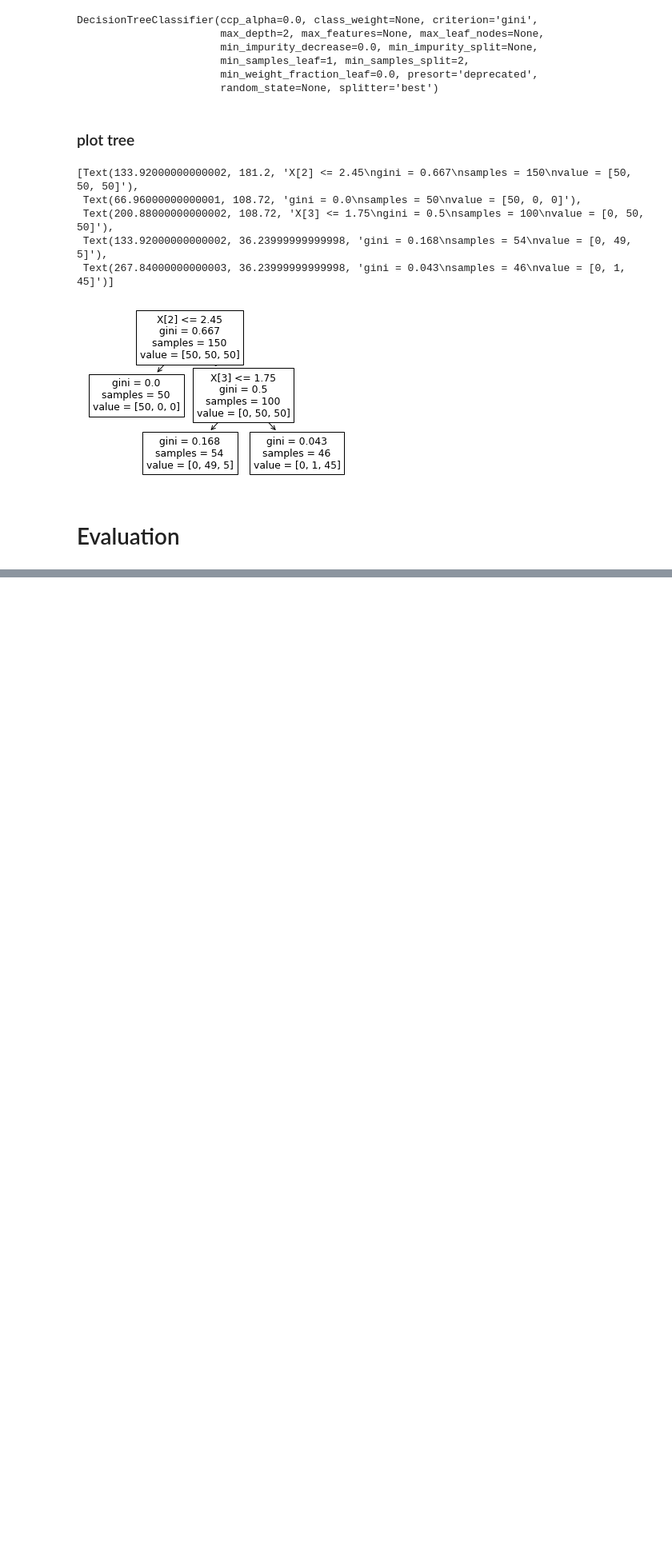
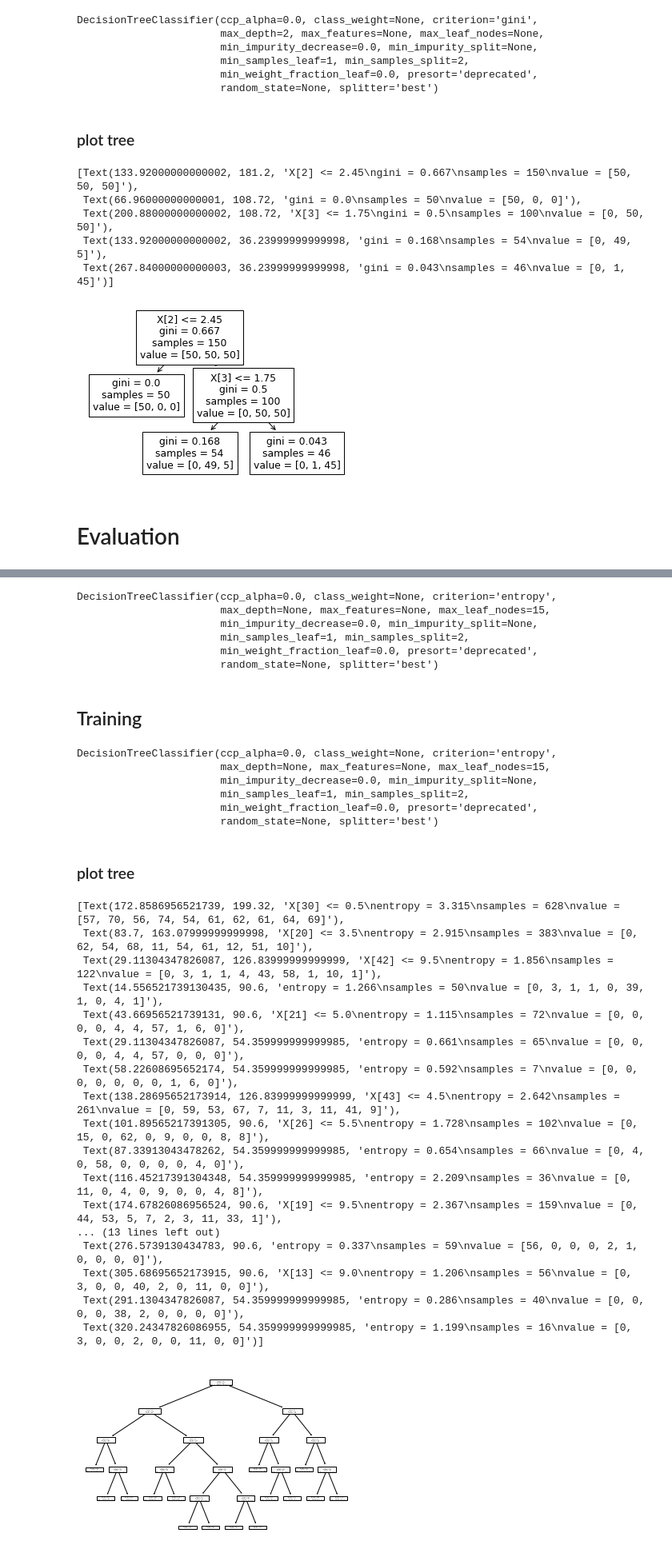
Before and after one commit to Peckkie/DPDM2021, a Jupyter notebook: Classification_(Decision_Tree).ipynb, the cells around one changed output, grey strips where cells are left out. Shown at 80% size. Cells and saved outputs as stored; diff of their text form; code cells hidden in the pictures; blank space fills up the shorter version.

```diff
--- a/Classification_(Decision_Tree).ipynb
+++ b/Classification_(Decision_Tree).ipynb
@@ -75,0 +115,6 @@ plot_tree(mytree)
+# %%
+#split data
+import numpy as np
+from sklearn.model_selection import train_test_split
+
+X_train, X_test, y_train, y_test = train_test_split(X, Y, test_size=0.50, random_state=6) # random_state=6 เท่ากัน
@@ -75,0 +131,2 @@ plot_tree(mytree)
+# %%
+X_traintrain, X_val, y_traintrain, y_val = train_test_split(X_train, y_train, test_size=0.30, random_state=6) # random_state=6 เท่ากัน
@@ -75,0 +151,23 @@ plot_tree(mytree)
+# %%
+mytree = DecisionTreeClassifier(criterion ='entropy' , max_leaf_nodes = 15)
+mytree
+# %% [output]
+DecisionTreeClassifier(ccp_alpha=0.0, class_weight=None, criterion='entropy',
+                       max_depth=None, max_features=None, max_leaf_nodes=15,
+                       min_impurity_decrease=0.0, min_impurity_split=None,
+                       min_samples_leaf=1, min_samples_split=2,
+                       min_weight_fraction_leaf=0.0, presort='deprecated',
+                       random_state=None, splitter='best')
+# %% [markdown]
+## Training
+# %%
+mytree.fit(X_traintrain, y_traintrain)
+# %% [output]
+DecisionTreeClassifier(ccp_alpha=0.0, class_weight=None, criterion='entropy',
+                       max_depth=None, max_features=None, max_leaf_nodes=15,
+                       min_impurity_decrease=0.0, min_impurity_split=None,
+                       min_samples_leaf=1, min_samples_split=2,
+                       min_weight_fraction_leaf=0.0, presort='deprecated',
+                       random_state=None, splitter='best')
+# %% [markdown]
+### plot tree
@@ -75,0 +176,21 @@ plot_tree(mytree)
+# %%
+plot_tree(mytree)
+# %% [output]
+[Text(172.8586956521739, 199.32, 'X[30] <= 0.5\nentropy = 3.315\nsamples = 628\nvalue = [57, 70, 56, 74, 54, 61, 62, 61, 64, 69]'),
+ Text(83.7, 163.07999999999998, 'X[20] <= 3.5\nentropy = 2.915\nsamples = 383\nvalue = [0, 62, 54, 68, 11, 54, 61, 12, 51, 10]'),
+ Text(29.11304347826087, 126.83999999999999, 'X[42] <= 9.5\nentropy = 1.856\nsamples = 122\nvalue = [0, 3, 1, 1, 4, 43, 58, 1, 10, 1]'),
+ Text(14.556521739130435, 90.6, 'entropy = 1.266\nsamples = 50\nvalue = [0, 3, 1, 1, 0, 39, 1, 0, 4, 1]'),
+ Text(43.66956521739131, 90.6, 'X[21] <= 5.0\nentropy = 1.115\nsamples = 72\nvalue = [0, 0, 0, 0, 4, 4, 57, 1, 6, 0]'),
+ Text(29.11304347826087, 54.359999999999985, 'entropy = 0.661\nsamples = 65\nvalue = [0, 0, 0, 0, 4, 4, 57, 0, 0, 0]'),
+ Text(58.22608695652174, 54.359999999999985, 'entropy = 0.592\nsamples = 7\nvalue = [0, 0, 0, 0, 0, 0, 0, 1, 6, 0]'),
+ Text(138.28695652173914, 126.83999999999999, 'X[43] <= 4.5\nentropy = 2.642\nsamples = 261\nvalue = [0, 59, 53, 67, 7, 11, 3, 11, 41, 9]'),
+ Text(101.89565217391305, 90.6, 'X[26] <= 5.5\nentropy = 1.728\nsamples = 102\nvalue = [0, 15, 0, 62, 0, 9, 0, 0, 8, 8]'),
+ Text(87.33913043478262, 54.359999999999985, 'entropy = 0.654\nsamples = 66\nvalue = [0, 4, 0, 58, 0, 0, 0, 0, 4, 0]'),
+ Text(116.45217391304348, 54.359999999999985, 'entropy = 2.209\nsamples = 36\nvalue = [0, 11, 0, 4, 0, 9, 0, 0, 4, 8]'),
+ Text(174.67826086956524, 90.6, 'X[19] <= 9.5\nentropy = 2.367\nsamples = 159\nvalue = [0, 44, 53, 5, 7, 2, 3, 11, 33, 1]'),
+... (13 lines left out)
+ Text(276.5739130434783, 90.6, 'entropy = 0.337\nsamples = 59\nvalue = [56, 0, 0, 0, 2, 1, 0, 0, 0, 0]'),
+ Text(305.68695652173915, 90.6, 'X[13] <= 9.0\nentropy = 1.206\nsamples = 56\nvalue = [0, 3, 0, 0, 40, 2, 0, 11, 0, 0]'),
+ Text(291.1304347826087, 54.359999999999985, 'entropy = 0.286\nsamples = 40\nvalue = [0, 0, 0, 0, 38, 2, 0, 0, 0, 0]'),
+ Text(320.24347826086955, 54.359999999999985, 'entropy = 1.199\nsamples = 16\nvalue = [0, 3, 0, 0, 2, 0, 0, 11, 0, 0]')]
+[figure, added]
```
Also changed, not shown: parts of 30 cells of this notebook.
